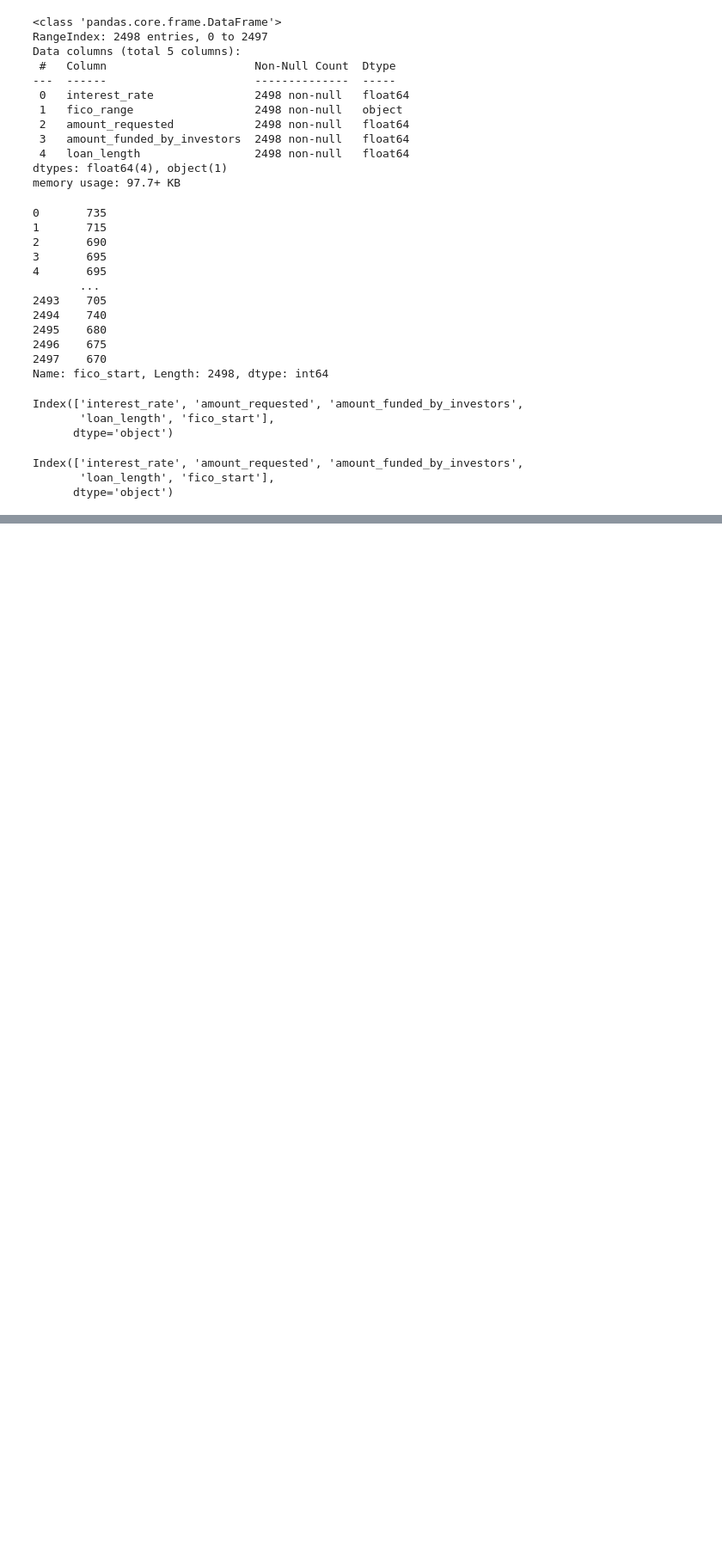
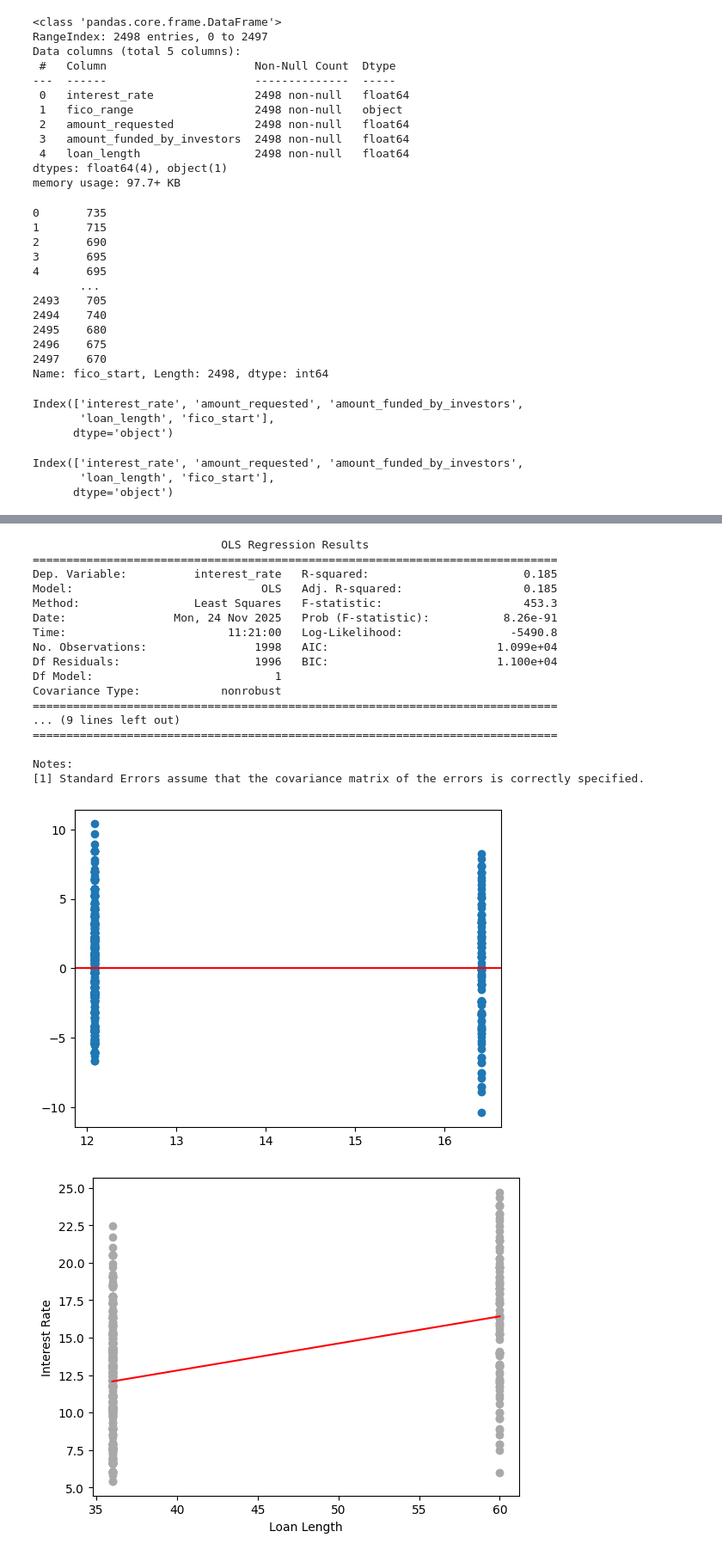
Before and after one commit to sheehanjacque/loan_request_business_analysis, a Jupyter notebook: notebooks/data_analysis.ipynb, the cells around one changed output, grey strips where cells are left out. Shown: that part at 86% size. Saved outputs shown, nothing was run; the diff lists cells and outputs as text; code cells hidden in the pictures; blank space fills up the shorter version.

```diff
--- a/notebooks/data_analysis.ipynb
+++ b/notebooks/data_analysis.ipynb
@@ -162,0 +219,36 @@ strong multicollinearity problems or that the design matrix is singular.
+# %%
+#Index(['interest_rate', 'amount_requested', 'amount_funded_by_investors',
+#       'loan_length', 'fico_start'],
+
+# X= loan length
+
+X= df['loan_length']
+y = df['interest_rate']
+
+X_test, y_test, y_pred_test = useOLS_single(X,y)
+
+plt.scatter(X_test[:, 1], y_test, color="darkgray")
+plt.plot(X_test[:, 1], y_pred_test, color="red")
+plt.xlabel("Loan Length")
+plt.ylabel("Interest Rate")
+plt.show()
+# %% [output]
+                            OLS Regression Results
+==============================================================================
+Dep. Variable:          interest_rate   R-squared:                       0.185
+Model:                            OLS   Adj. R-squared:                  0.185
+Method:                 Least Squares   F-statistic:                     453.3
+Date:                Mon, 24 Nov 2025   Prob (F-statistic):           8.26e-91
+Time:                        11:21:00   Log-Likelihood:                -5490.8
+No. Observations:                1998   AIC:                         1.099e+04
+Df Residuals:                    1996   BIC:                         1.100e+04
+Df Model:                           1
+Covariance Type:            nonrobust
+==============================================================================
+... (9 lines left out)
+==============================================================================
+
+Notes:
+[1] Standard Errors assume that the covariance matrix of the errors is correctly specified.
+[figure, added]
+[figure, added]
```
Also changed, not shown: parts of 7 cells of this notebook.
